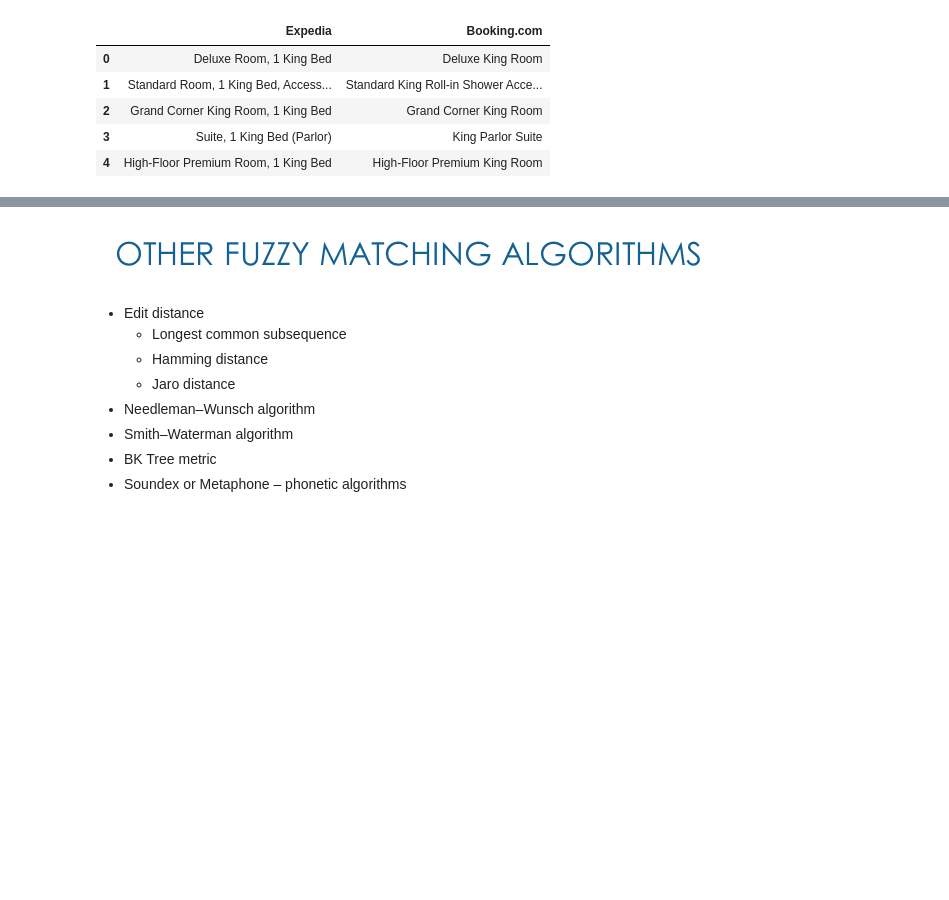
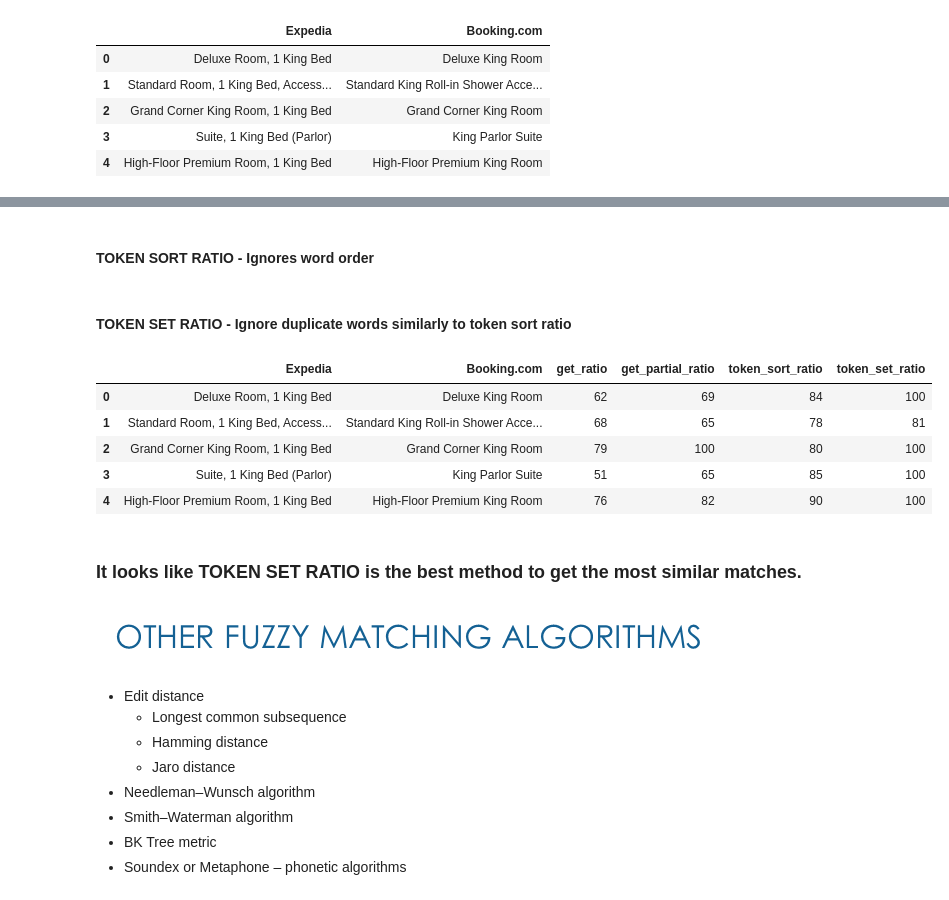
Before and after one commit to madhurima-nath/nlp_fuzzy_match_algorithms, a Jupyter notebook: fuzzy matching algorithm.ipynb, the cells around one changed output, grey strips where cells are left out. Saved outputs shown, nothing was run; the diff lists cells and outputs as text; code cells hidden in the pictures; blank space fills up the shorter version.

```diff
--- a/fuzzy matching algorithm.ipynb
+++ b/fuzzy matching algorithm.ipynb
@@ -303,3 +290,0 @@ def get_match_value(row):
-# %%
-df['ratio'] = df.apply(get_match_value, axis=1)
-df.head()
@@ -313,3 +293,57 @@ df.head()
+# %%
+def get_partial_ratio(row):
+
+    '''function to compare the values in each row
+    for the two columns in the same dataframeand
+    return the ratio for partial string similarity'''
+
+    col1 = row['Expedia']
+    col2 = row['Booking.com']
+
+    return fuzz.partial_ratio(col1, col2)
+# %% [markdown]
+#### TOKEN SORT RATIO - Ignores word order
+# %%
+def get_token_sort_ratio(row):
+
+    '''function to compare the values in each row
+    for the two columns in the same dataframeand
+    return the ratio for string similarity by
+    ignoring word order'''
+
+    col1 = row['Expedia']
+    col2 = row['Booking.com']
+
+    return fuzz.token_sort_ratio(col1, col2)
+# %% [markdown]
+#### TOKEN SET RATIO - Ignore duplicate words similarly to token sort ratio
+# %%
+def get_token_set_ratio(row):
+
+    '''function to compare the values in each row
+    for the two columns in the same dataframeand
+    return the ratio for string similarity by
+    ignoring duplicate words and word order'''
+
+    col1 = row['Expedia']
+    col2 = row['Booking.com']
+
+    return fuzz.token_set_ratio(col1, col2)
+# %%
+df['get_ratio'] = df.apply(get_ratio, axis=1)
+df['get_partial_ratio'] = df.apply(get_partial_ratio, axis=1)
+df['token_sort_ratio'] = df.apply(get_token_sort_ratio, axis=1)
+df['token_set_ratio'] = df.apply(get_token_set_ratio, axis=1)
+df.head()
+# %% [output]
+|  | Expedia | Booking.com | get_ratio | get_partial_ratio | token_sort_ratio | token_set_ratio |
+| 0 | Deluxe Room, 1 King Bed | Deluxe King Room | 62 | 69 | 84 | 100 |
+| 1 | Standard Room, 1 King Bed, Access... | Standard King Roll-in Shower Acce... | 68 | 65 | 78 | 81 |
+| 2 | Grand Corner King Room, 1 King Bed | Grand Corner King Room | 79 | 100 | 80 | 100 |
+| 3 | Suite, 1 King Bed (Parlor) | King Parlor Suite | 51 | 65 | 85 | 100 |
+| 4 | High-Floor Premium Room, 1 King Bed | High-Floor Premium King Room | 76 | 82 | 90 | 100 |
+# %% [markdown]
+###  It looks like TOKEN SET RATIO is the best method to get the most similar matches.
 # %% [markdown]
 ![image.png](attachment:fda7874a-b7b2-484e-b187-397b35c93cd6.png)
 
```
Also changed, not shown: parts of 8 cells of this notebook.
